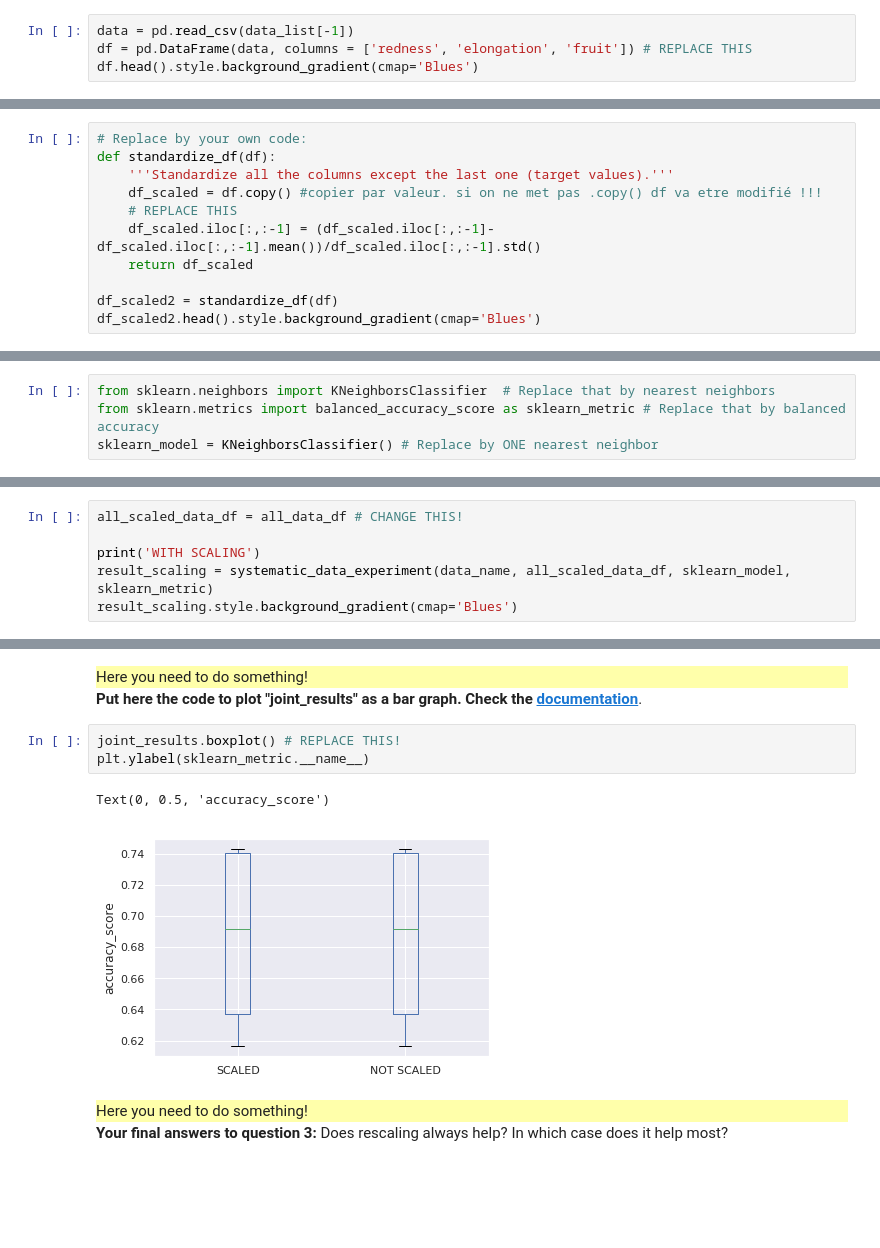
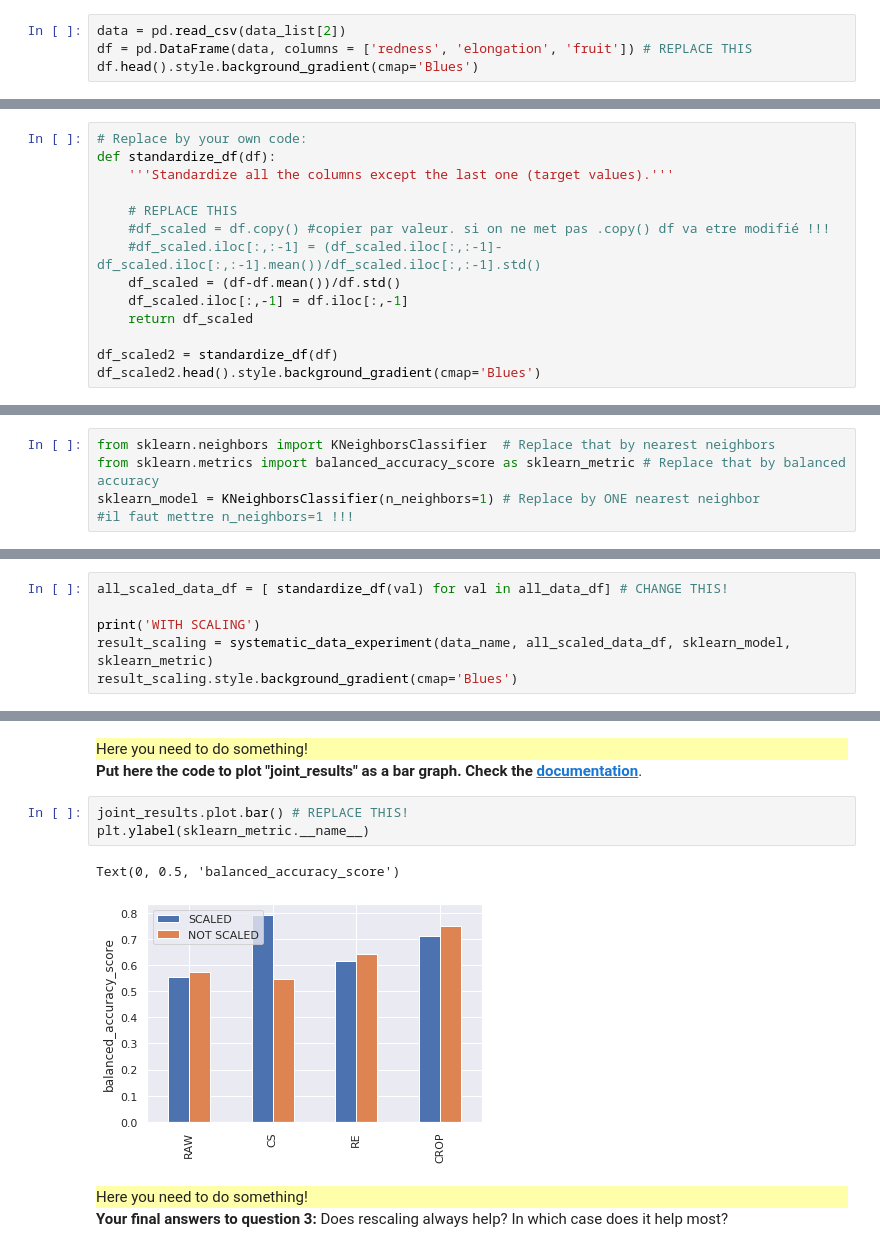
Before and after one commit to ziqianPeng/info232, a Jupyter notebook: TP2/TP2.ipynb, the cells around one changed output, grey strips where cells are left out. Saved outputs shown, nothing was run; the diff lists cells and outputs as text; blank space fills up the shorter version.

```diff
--- a/TP2/TP2.ipynb
+++ b/TP2/TP2.ipynb
@@ -122,7 +122,7 @@ redness,elongation,fruit
 </div>
 <b>Read file RE_data.csv as a dataframe and call it "df".</b>
 # %%
-data = pd.read_csv(data_list[-1])
+data = pd.read_csv(data_list[2])
 df = pd.DataFrame(data, columns = ['redness', 'elongation', 'fruit']) # REPLACE THIS
 df.head().style.background_gradient(cmap='Blues')
 # %% [output]
@@ -268,9 +225,12 @@ Test your function with the same dataframe as in the previous questions and use
 # Replace by your own code:
 def standardize_df(df):
     '''Standardize all the columns except the last one (target values).'''
-    df_scaled = df.copy() #copier par valeur. si on ne met pas .copy() df va etre modifié !!!
+
     # REPLACE THIS
-    df_scaled.iloc[:,:-1] = (df_scaled.iloc[:,:-1]-df_scaled.iloc[:,:-1].mean())/df_scaled.iloc[:,:-1].std()
+    #df_scaled = df.copy() #copier par valeur. si on ne met pas .copy() df va etre modifié !!!
+    #df_scaled.iloc[:,:-1] = (df_scaled.iloc[:,:-1]-df_scaled.iloc[:,:-1].mean())/df_scaled.iloc[:,:-1].std()
+    df_scaled = (df-df.mean())/df.std()
+    df_scaled.iloc[:,-1] = df.iloc[:,-1]
     return df_scaled
 
 df_scaled2 = standardize_df(df)
@@ -333,7 +293,8 @@ Try to reason why this might be.
 # %%
 from sklearn.neighbors import KNeighborsClassifier  # Replace that by nearest neighbors
 from sklearn.metrics import balanced_accuracy_score as sklearn_metric # Replace that by balanced accuracy
-sklearn_model = KNeighborsClassifier() # Replace by ONE nearest neighbor
+sklearn_model = KNeighborsClassifier(n_neighbors=1) # Replace by ONE nearest neighbor
+#il faut mettre n_neighbors=1 !!!
 # %%
 df_cross_validate(df, sklearn_model, sklearn_metric)
 # %% [output]
@@ -381,7 +337,7 @@ What do you observe by comparing the accuracy on training data and on test data?
 </div>
 <b>Compute all_scaled_data_df in a one-line formula. Imitate the code in the previous cell.</b>
 # %%
-all_scaled_data_df = all_data_df # CHANGE THIS!
+all_scaled_data_df = [ standardize_df(val) for val in all_data_df] # CHANGE THIS!
 
 print('WITH SCALING')
 result_scaling = systematic_data_experiment(data_name, all_scaled_data_df, sklearn_model, sklearn_metric)
@@ -412,11 +368,11 @@ joint_results
 </div>
 <b>Put here the code to plot "joint_results" as a bar graph. Check the <a href="Check https://pandas.pydata.org/pandas-docs/stable/reference/api/pandas.DataFrame.plot.bar.html"> documentation</a></b>.
 # %%
-joint_results.boxplot() # REPLACE THIS!
+joint_results.plot.bar() # REPLACE THIS!
 plt.ylabel(sklearn_metric.__name__)
 # %% [output]
-Text(0, 0.5, 'accuracy_score')
+Text(0, 0.5, 'balanced_accuracy_score')
-[figure, old version]
+[figure, new version]
 # %% [markdown]
 <div style="background:#FFFFAA">
     Here you need to do something!
```
Also changed, not shown: parts of 34 cells of this notebook.
